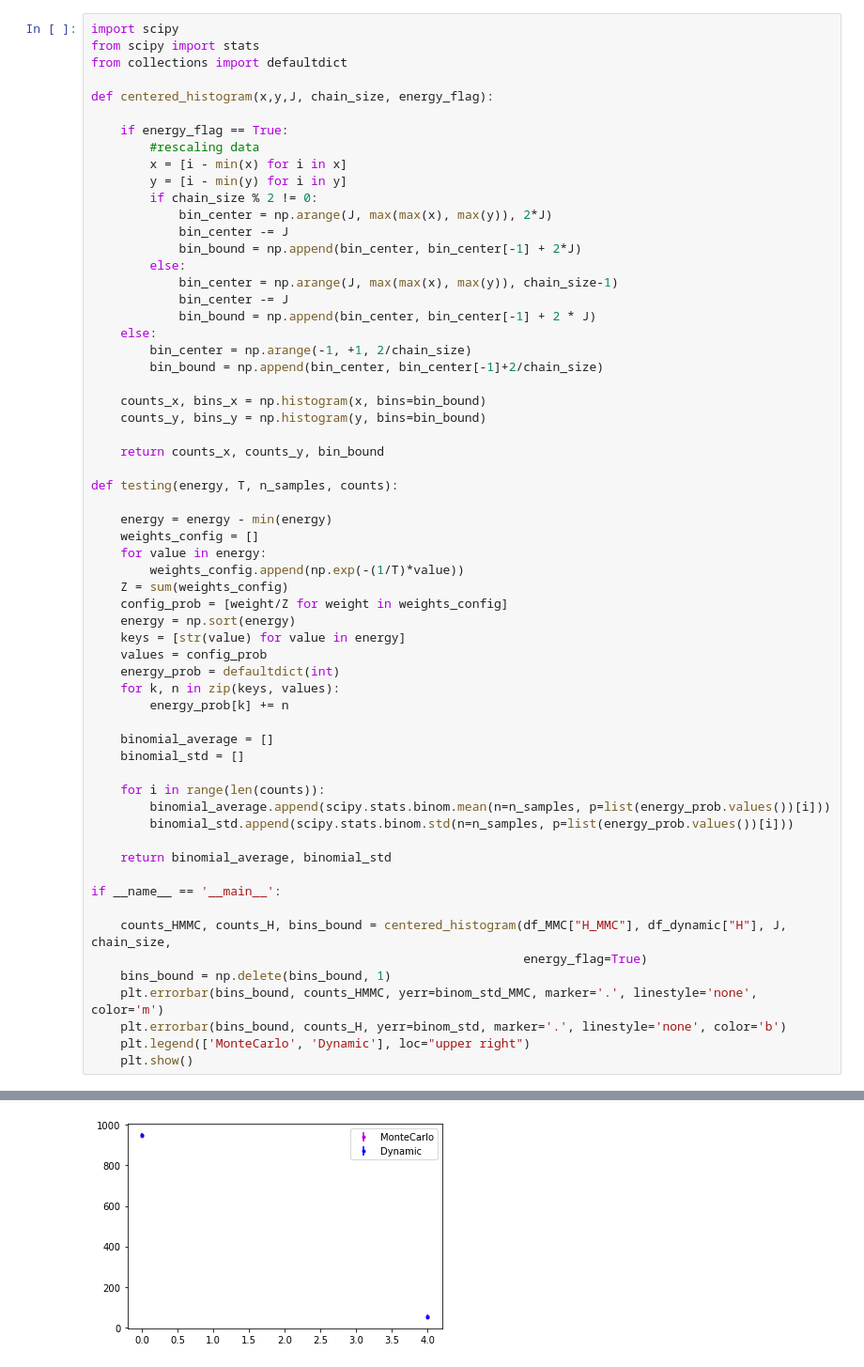
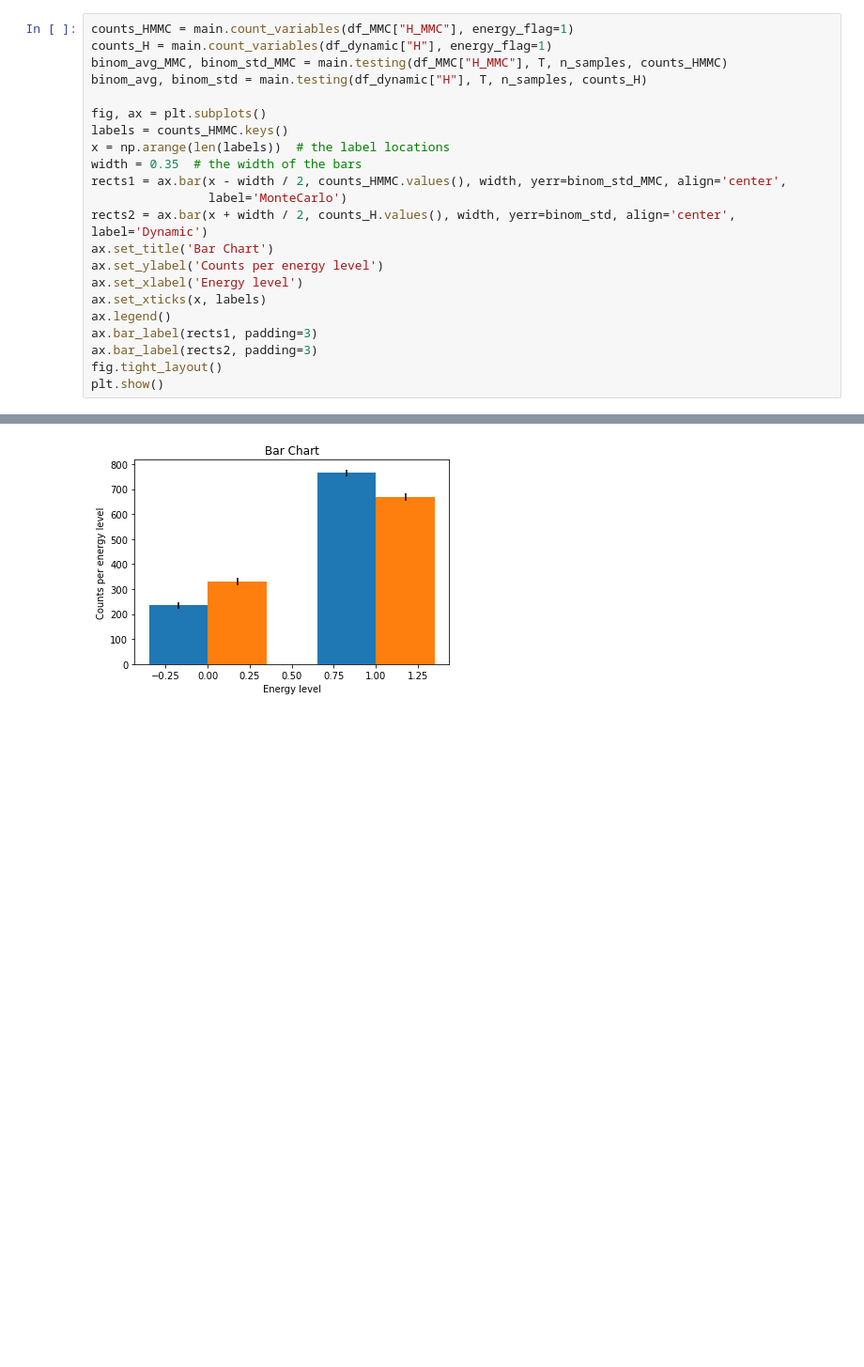
Before and after one commit to SabSav/thesis-code, a Jupyter notebook: Histograms.ipynb, the cells around one changed output, grey strips where cells are left out. Shown at 94% size. Drawn from its saved outputs; the diff is of its cells as text; blank space fills up the shorter version.

Commit message:
OOP - longer chain

```diff
--- a/Histograms.ipynb
+++ b/Histograms.ipynb
@@ -178,62 +73,23 @@ if __name__ == '__main__':
 # %%
-import scipy
-from scipy import stats
-from collections import defaultdict
+counts_HMMC = main.count_variables(df_MMC["H_MMC"], energy_flag=1)
+counts_H = main.count_variables(df_dynamic["H"], energy_flag=1)
+binom_avg_MMC, binom_std_MMC = main.testing(df_MMC["H_MMC"], T, n_samples, counts_HMMC)
+binom_avg, binom_std = main.testing(df_dynamic["H"], T, n_samples, counts_H)
 
-def centered_histogram(x,y,J, chain_size, energy_flag):
-
-    if energy_flag == True:
-        #rescaling data
-        x = [i - min(x) for i in x]
-        y = [i - min(y) for i in y]
-        if chain_size % 2 != 0:
-            bin_center = np.arange(J, max(max(x), max(y)), 2*J)
-            bin_center -= J
-            bin_bound = np.append(bin_center, bin_center[-1] + 2*J)
-        else:
-            bin_center = np.arange(J, max(max(x), max(y)), chain_size-1)
-            bin_center -= J
-            bin_bound = np.append(bin_center, bin_center[-1] + 2 * J)
-    else:
-        bin_center = np.arange(-1, +1, 2/chain_size)
-        bin_bound = np.append(bin_center, bin_center[-1]+2/chain_size)
-
-    counts_x, bins_x = np.histogram(x, bins=bin_bound)
-    counts_y, bins_y = np.histogram(y, bins=bin_bound)
-
-    return counts_x, counts_y, bin_bound
-
-def testing(energy, T, n_samples, counts):
-
-    energy = energy - min(energy)
-    weights_config = []
-    for value in energy:
-        weights_config.append(np.exp(-(1/T)*value))
-    Z = sum(weights_config)
-    config_prob = [weight/Z for weight in weights_config]
-    energy = np.sort(energy)
-    keys = [str(value) for value in energy]
-    values = config_prob
-    energy_prob = defaultdict(int)
-    for k, n in zip(keys, values):
-        energy_prob[k] += n
-
-    binomial_average = []
-    binomial_std = []
-
-    for i in range(len(counts)):
-        binomial_average.append(scipy.stats.binom.mean(n=n_samples, p=list(energy_prob.values())[i]))
-        binomial_std.append(scipy.stats.binom.std(n=n_samples, p=list(energy_prob.values())[i]))
-
-    return binomial_average, binomial_std
-
-if __name__ == '__main__':
-
-    counts_HMMC, counts_H, bins_bound = centered_histogram(df_MMC["H_MMC"], df_dynamic["H"], J, chain_size,
-                                                           energy_flag=True)
-    bins_bound = np.delete(bins_bound, 1)
-    plt.errorbar(bins_bound, counts_HMMC, yerr=binom_std_MMC, marker='.', linestyle='none', color='m')
-    plt.errorbar(bins_bound, counts_H, yerr=binom_std, marker='.', linestyle='none', color='b')
-    plt.legend(['MonteCarlo', 'Dynamic'], loc="upper right")
-    plt.show()
+fig, ax = plt.subplots()
+labels = counts_HMMC.keys()
+x = np.arange(len(labels))  # the label locations
+width = 0.35  # the width of the bars
+rects1 = ax.bar(x - width / 2, counts_HMMC.values(), width, yerr=binom_std_MMC, align='center',
+                label='MonteCarlo')
+rects2 = ax.bar(x + width / 2, counts_H.values(), width, yerr=binom_std, align='center', label='Dynamic')
+ax.set_title('Bar Chart')
+ax.set_ylabel('Counts per energy level')
+ax.set_xlabel('Energy level')
+ax.set_xticks(x, labels)
+ax.legend()
+ax.bar_label(rects1, padding=3)
+ax.bar_label(rects2, padding=3)
+fig.tight_layout()
+plt.show()
 # %% [output]
@@ -240 +97 @@ if __name__ == '__main__':
-[figure, old version]
+[figure, new version]
```
Also changed, not shown: parts of 2 cells of this notebook, 5 other files.
